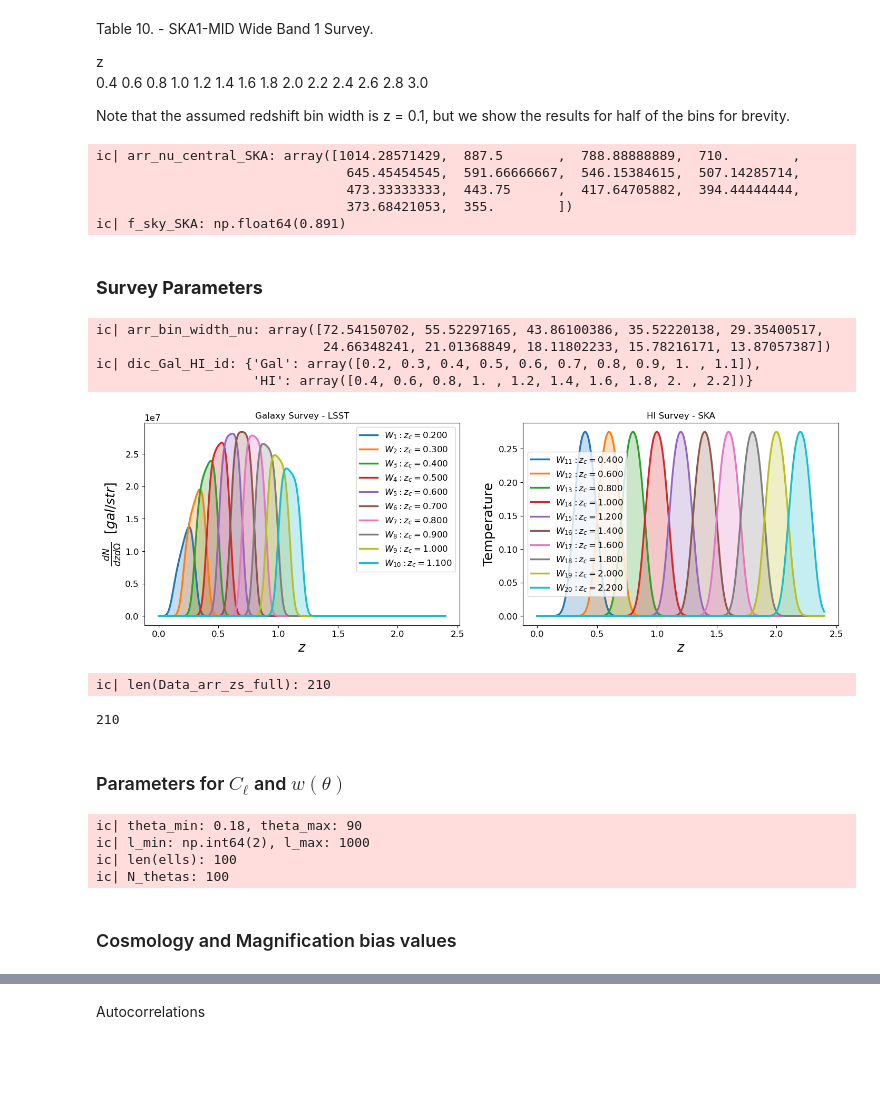
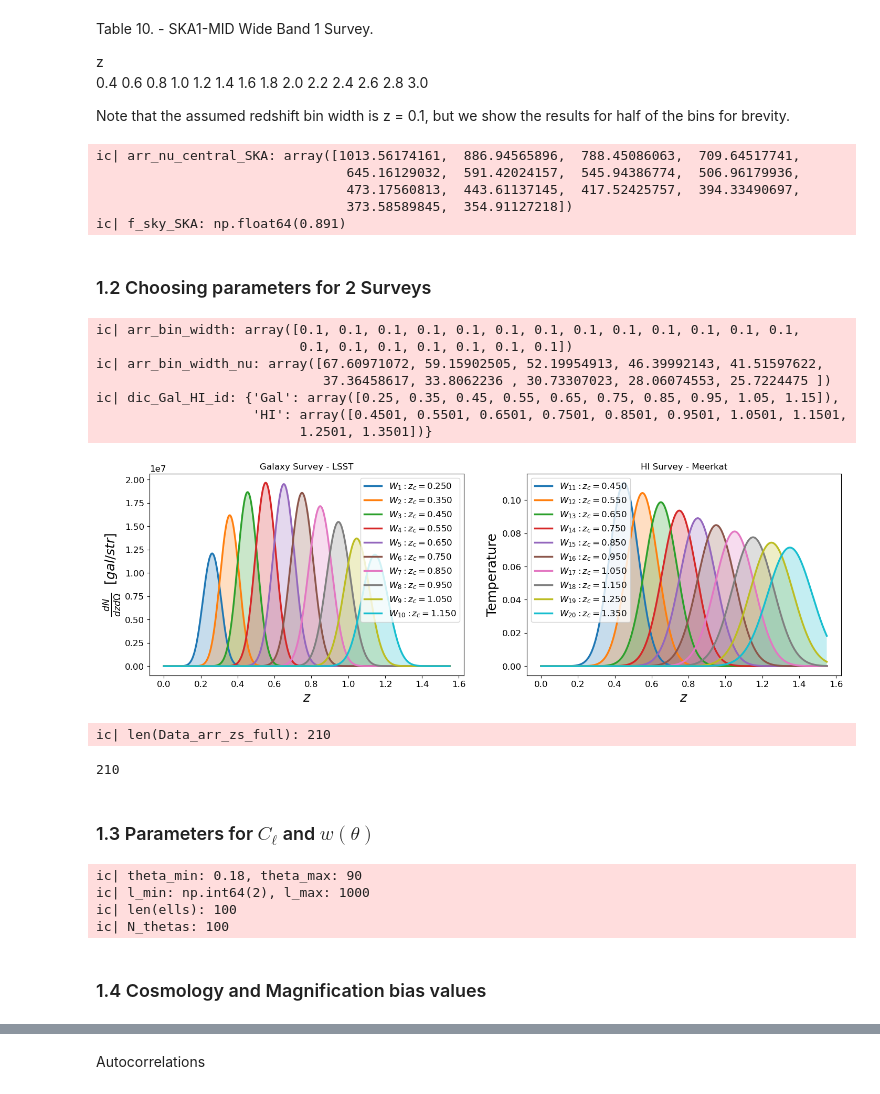
Before and after one commit to GreenTS27/Photo_Surveys-HI_IM-Fisher_Matrix, a Jupyter notebook: Fisher_Matrix_C_ell_vs_w_t.ipynb, the cells around one changed output, grey strips where cells are left out. Saved outputs shown, nothing was run; the diff lists cells and outputs as text; code cells hidden in the pictures; blank space fills up the shorter version.

```diff
--- a/Fisher_Matrix_C_ell_vs_w_t.ipynb
+++ b/Fisher_Matrix_C_ell_vs_w_t.ipynb
@@ -748,7 +748,8 @@ N_gal_LSST_Y10 = 48  # galaxies / redshift / arcmin^2
 N_gal_LSST_Y10_str = N_gal_LSST_Y10 * 1 / (1/60)**2 * 1 / (np.pi/180)**2  # galaxies / redshift / str
 ic(N_gal_LSST_Y10_str)
 
-arr_z_central_LSST_Y10 = np.arange(0.2, 1.2+0.1, 0.1)
+arr_z_central_LSST_Y10 = np.arange(0.25, 1.15+0.1, 0.1)
+ic(arr_z_central_LSST_Y10)
 bin_width_LSST = 0.1
 arr_gal_bias_LSST_Y10 = np.array( [1.376695, 1.451179, 1.528404, 1.607983, 1.689579, 1.772899, 1.857700, 1.943754, 2.030887, 2.118943] )
 
@@ -784,7 +786,9 @@ def Temp_HI(z):
     return 0.055919 + 0.23242 * z - 0.024136 * z**2
 
 
-arr_z_central_MK = np.array( [0.45, 0.55, 0.65, 0.75, 0.85, 0.95, 1.05, 1.15, 1.25, 1.35, 1.45] )
+arr_z_central_MK = np.array( [0.4501, 0.5501, 0.6501, 0.7501,
+                              0.8501, 0.9501, 1.0501, 1.1501,
+                              1.2501, 1.3501] )               # Im includig 4 decimal in the form X.X01, so that the z_c differ from the Gal. bins
 bin_width_MK = 0.1
 nu_ref = 1420.0 # MHz, frequency of the HI line
 arr_nu_central_MK = nu_ref / (arr_z_central_MK+1)
@@ -837,7 +841,9 @@ Note that the assumed redshift bin width is z = 0.1, but we show the results for
 # %%
 # SKA1 Wide Band 1 Survey
 
-arr_z_central_SKA = np.array([0.4, 0.6, 0.8, 1.0, 1.2, 1.4, 1.6, 1.8, 2.0, 2.2, 2.4, 2.6, 2.8, 3.0])
+arr_z_central_SKA = np.array([0.401, 0.601, 0.801, 1.001, 1.201,
+                              1.401, 1.601, 1.801, 2.001, 2.201,
+                              2.401, 2.601, 2.801, 3.001] )       # Im includig 3 decimal in the form X.X01, so that the z_c differ from the Gal. bins
 bin_width_SKA = 0.1
 
 
@@ -868,10 +874,10 @@ for i in range(N_nu_SKA):
     arr_zs_Tsys_SKA[i] = z_i
     dic_T_sys_SKA[z_i] = tsys_band1_SKA[:,1][i]
 # %% [output]
-ic| arr_nu_central_SKA: array([1014.28571429,  887.5       ,  788.88888889,  710.        ,
-                                645.45454545,  591.66666667,  546.15384615,  507.14285714,
-                                473.33333333,  443.75      ,  417.64705882,  394.44444444,
-                                373.68421053,  355.        ])
+ic| arr_nu_central_SKA: array([1013.56174161,  886.94565896,  788.45086063,  709.64517741,
+                                645.16129032,  591.42024157,  545.94386774,  506.96179936,
+                                473.17560813,  443.61137145,  417.52425757,  394.33490697,
+                                373.58589845,  354.91127218])
 ic| f_sky_SKA: np.float64(0.891)
 # %%
 ### SKA1 Medium-Deep Band 2 Survey
@@ -888,8 +894,8 @@ ic| f_sky_SKA: np.float64(0.891)
 
 # f_sky_SKA = np.around(1/2 * (1 - np.cos( np.radians(np.sqrt(5000) )) ), 3 ) # 5000 deg2 max sky coverage
 # ic(f_sky_SKA)
-# %% [markdown]
-### **Survey Parameters**
+# %% [markdown]
+### 1.2 Choosing parameters for 2 Surveys
 # %%
 ### Galaxy Surveys
 # Survey_Gal = "Euclid"
@@ -897,8 +903,8 @@ ic| f_sky_SKA: np.float64(0.891)
 Survey_Gal = "LSST"
 
 ### HI Surveys
-# Survey_HI = "Meerkat"
-Survey_HI = "SKA"
+Survey_HI = "Meerkat"
+# Survey_HI = "SKA"
 
 ####################################### Survey parameters ###############################################
 N_bins_Gal = 10
@@ -909,7 +915,7 @@ if Survey_Gal == "Euclid":
     # bias_func_Gal = gal_bias_Euclid
     # N_gal_value = N_gal_Euclid
 
-    arr_z_central_Gal = arr_z_central_Euclid
+    # arr_z_central_Gal = arr_z_central_Euclid
     func_pz = pz_Euclid
     z0_value = z0_Euclid
     N_gal_value = np.sum(arr_ngal_bin_Euclid)
@@ -921,7 +927,7 @@ if Survey_Gal == "Euclid":
 
 elif Survey_Gal == "DES":
     # N_gal_value = N_gal_DES
-    arr_z_central_Gal = arr_z_central_DES
+    # arr_z_central_Gal = arr_z_central_DES
     func_pz = pz_DES
     z0_value = z0_DES
     N_gal_value = np.sum(arr_ngal_bin_DES)
@@ -931,7 +937,7 @@ elif Survey_Gal == "DES":
     dic_f_sky["Gal"] = f_sky_DES
 
 elif Survey_Gal == "LSST":
-    arr_z_central_Gal = arr_z_central_LSST_Y10
+    # arr_z_central_Gal = arr_z_central_LSST_Y10
     func_pz = pz_LSST_Y10
     z0_value = z0_LSST_Y10
     N_gal_value = N_gal_LSST_Y10_str
@@ -970,7 +976,7 @@ for i in range(N_bins_Total):
     if i < N_bins_Gal:
         if Survey_Gal == "Euclid":
             arr_z_central[i] = arr_z_central_Euclid[i]
-            arr_bin_width[i] = np.abs(arr_z_central_Euclid[i] - arr_z_central_Euclid[i+1])/2
+            arr_bin_width[i] = np.abs(arr_z_central_Euclid[i+1] - arr_z_central_Euclid[i])
         elif Survey_Gal == "DES":
             arr_z_central[i] = arr_z_central_DES[i]
             arr_bin_width[i] = np.abs(arr_z_min_DES[i] - arr_z_max_DES[i])
@@ -982,8 +988,8 @@ for i in range(N_bins_Total):
         index_HI = i-N_bins_Gal
         arr_z_central[i] = arr_z_central_HI[index_HI]
         arr_bin_width[i] = bin_width_HI
-        nu_1 = nu_ref / (arr_z_central_HI[index_HI]-bin_width_HI/2 + 1)
-        nu_2 = nu_ref / (arr_z_central_HI[index_HI]+bin_width_HI/2 +1)
+        nu_1 = nu_ref / ((arr_z_central_HI[index_HI]-bin_width_HI/2) + 1)
+        nu_2 = nu_ref / ((arr_z_central_HI[index_HI]+bin_width_HI/2) + 1)
         arr_bin_width_nu[index_HI] =  np.abs( nu_1 - nu_2 )
         # if Survey_HI == "Meerkat":
         #     arr_z_central[i] = arr_z_central_MK[index_HI]
@@ -994,6 +1000,7 @@ for i in range(N_bins_Total):
         #     # arr_bin_width_nu[index_HI] = np.abs(arr_nu_central_MK[index_HI] - arr_nu_central_MK[index_HI+1])/2
         # if Survey_HI == "SKA":
 
+ic(arr_bin_width)
 ic(arr_bin_width_nu)
 
 # Identify the z-bins of Gal and HI survey
@@ -1015,7 +1022,6 @@ for i, z_c in enumerate(arr_z_central):
         arr_sigma_z[i] = sigma_val
     elif z_c in dic_Gal_HI_id["HI"]:
         arr_sigma_z[i] = arr_bin_width[i]/2
-
 
 dic_Window  = Window_func_Gal_HI(arr_zs, arr_z_central, z0_value, N_gal_value,
                                 arr_sigma_val=arr_sigma_z, arr_bin_width=arr_bin_width,
@@ -1042,28 +1048,31 @@ Data_arr_zs_full= np.zeros( (int(N_bins_Total*(N_bins_Total+1)/2), 2) )   # The
 count = 0
 for i in range(N_bins_Total):
 
     z_c_i = arr_z_central[i]
     Data_arr_zs_auto[i] = np.array( [z_c_i, z_c_i] )
 
     for j in range( N_bins_Total -i ):
         z_c_j = arr_z_central[i+j]  # We do i+j since we don't want to repeat combinations
         Data_arr_zs_full[count] = np.array( [z_c_i, z_c_j] )
         count+=1
 
-del i, j, z_c_i, z_c_j, count
+
 # ic(Data_arr_zs_full)
 ic((len(Data_arr_zs_full)))
 # ic((Data_arr_zs_full))
 # %% [output]
-ic| arr_bin_width_nu: array([72.54150702, 55.52297165, 43.86100386, 35.52220138, 29.35400517,
-                             24.66348241, 21.01368849, 18.11802233, 15.78216171, 13.87057387])
-ic| dic_Gal_HI_id: {'Gal': array([0.2, 0.3, 0.4, 0.5, 0.6, 0.7, 0.8, 0.9, 1. , 1.1]),
-                    'HI': array([0.4, 0.6, 0.8, 1. , 1.2, 1.4, 1.6, 1.8, 2. , 2.2])}
+ic| arr_bin_width: array([0.1, 0.1, 0.1, 0.1, 0.1, 0.1, 0.1, 0.1, 0.1, 0.1, 0.1, 0.1, 0.1,
+                          0.1, 0.1, 0.1, 0.1, 0.1, 0.1, 0.1])
+ic| arr_bin_width_nu: array([67.60971072, 59.15902505, 52.19954913, 46.39992143, 41.51597622,
+                             37.36458617, 33.8062236 , 30.73307023, 28.06074553, 25.7224475 ])
+ic| dic_Gal_HI_id: {'Gal': array([0.25, 0.35, 0.45, 0.55, 0.65, 0.75, 0.85, 0.95, 1.05, 1.15]),
+                    'HI': array([0.4501, 0.5501, 0.6501, 0.7501, 0.8501, 0.9501, 1.0501, 1.1501,
+                          1.2501, 1.3501])}
-[figure, old version]
+[figure, new version]
 ic| len(Data_arr_zs_full): 210
 210
 # %% [markdown]
-### Parameters for $C_\ell$ and $w(\theta)$
+### 1.3 Parameters for $C_\ell$ and $w(\theta)$
 # %%
 # Range of theta and ell values
 
@@ -1115,7 +1124,7 @@ ic| l_min: np.int64(2), l_max: 1000
 ic| len(ells): 100
 ic| N_thetas: 100
 # %% [markdown]
-### Cosmology and Magnification bias values
+### 1.4 Cosmology and Magnification bias values
 # %%
 # set_name = "beta"
 set_name = "sz"
```
Also changed, not shown: parts of 26 cells of this notebook.
